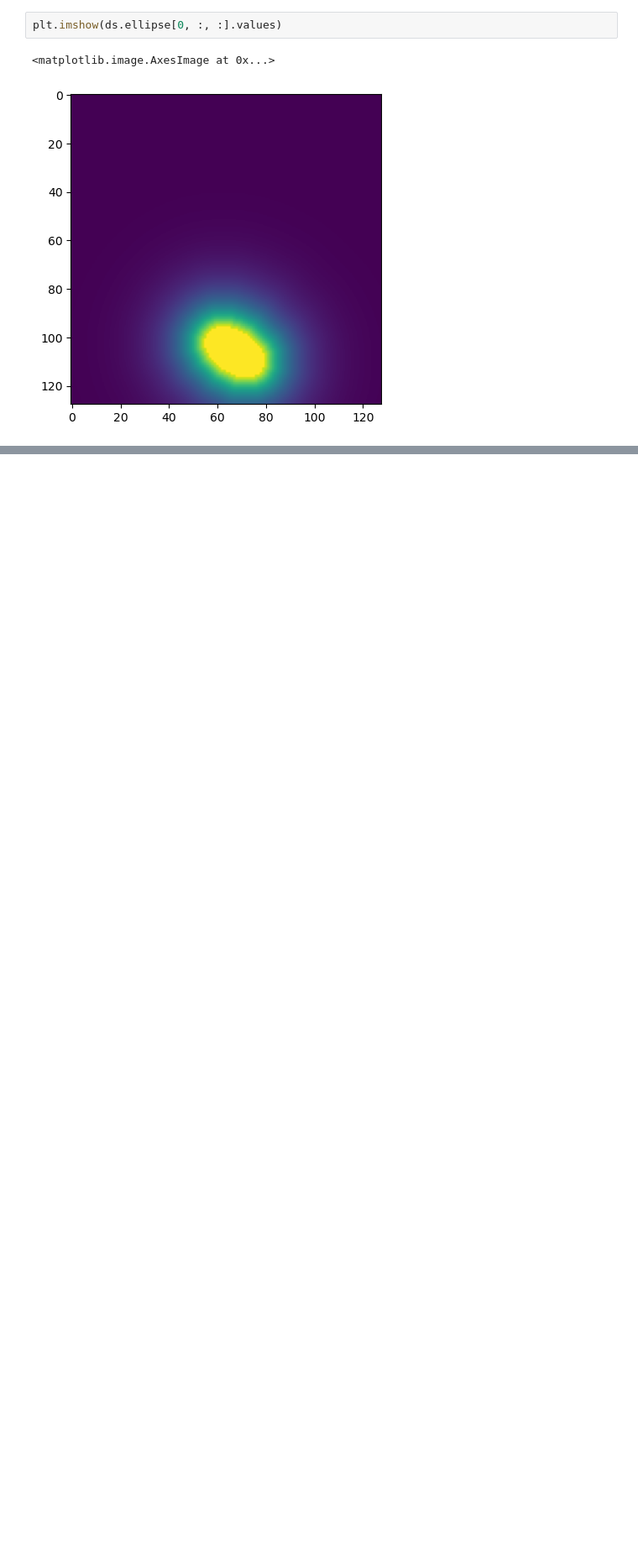
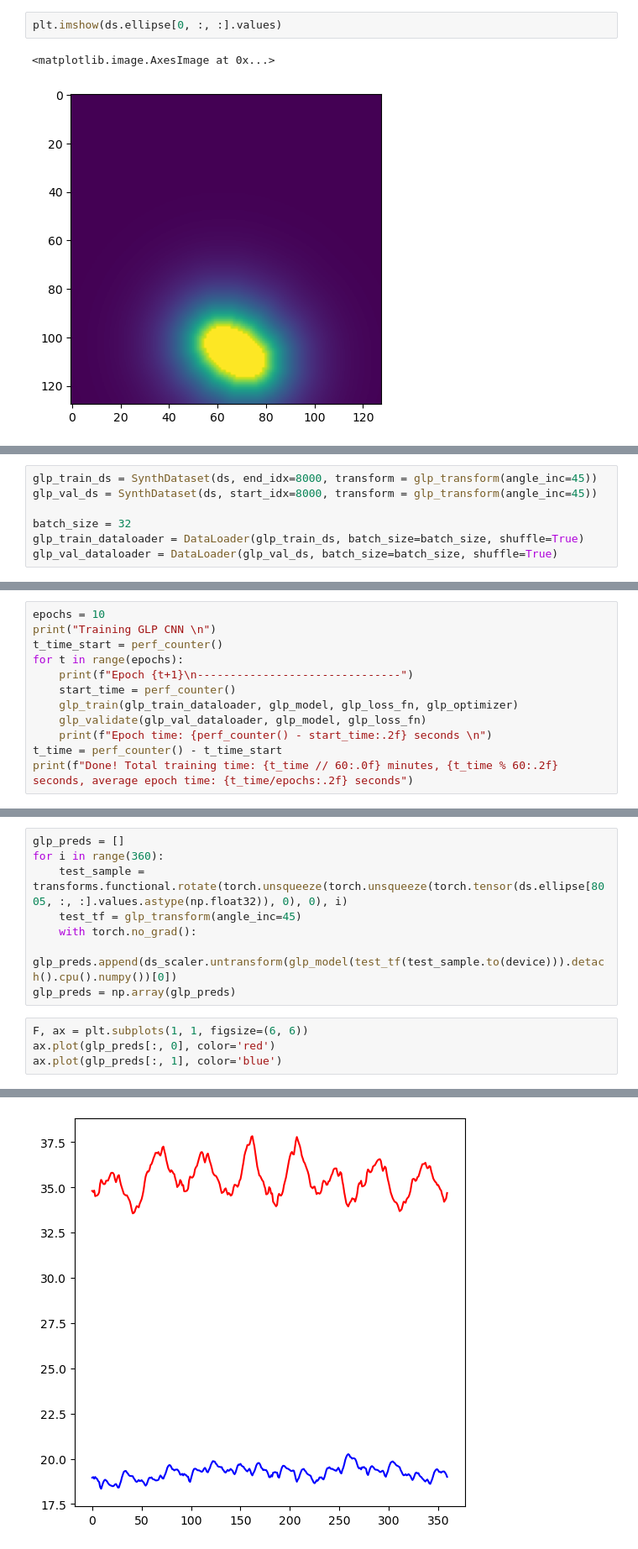
Before and after one commit to zyjux/glp, a Jupyter notebook: synth_data_network.ipynb, the cells around one changed output, grey strips where cells are left out. Shown at 84% size. Drawn from its saved outputs; the diff is of its cells as text; blank space fills up the shorter version.

```diff
--- a/synth_data_network.ipynb
+++ b/synth_data_network.ipynb
@@ -35,0 +425,7 @@ val_y = torch.tensor(np.vstack([ds.maj_len[8000:].values, ds.min_len[8000:].valu
+# %%
+glp_train_ds = SynthDataset(ds, end_idx=8000, transform = glp_transform(angle_inc=45))
+glp_val_ds = SynthDataset(ds, start_idx=8000, transform = glp_transform(angle_inc=45))
+
+batch_size = 32
+glp_train_dataloader = DataLoader(glp_train_ds, batch_size=batch_size, shuffle=True)
+glp_val_dataloader = DataLoader(glp_val_ds, batch_size=batch_size, shuffle=True)
@@ -35,0 +533,12 @@ val_y = torch.tensor(np.vstack([ds.maj_len[8000:].values, ds.min_len[8000:].valu
+# %%
+epochs = 10
+print("Training GLP CNN \n")
+t_time_start = perf_counter()
+for t in range(epochs):
+    print(f"Epoch {t+1}\n-------------------------------")
+    start_time = perf_counter()
+    glp_train(glp_train_dataloader, glp_model, glp_loss_fn, glp_optimizer)
+    glp_validate(glp_val_dataloader, glp_model, glp_loss_fn)
+    print(f"Epoch time: {perf_counter() - start_time:.2f} seconds \n")
+t_time = perf_counter() - t_time_start
+print(f"Done! Total training time: {t_time // 60:.0f} minutes, {t_time % 60:.2f} seconds, average epoch time: {t_time/epochs:.2f} seconds")
@@ -35,0 +615,13 @@ val_y = torch.tensor(np.vstack([ds.maj_len[8000:].values, ds.min_len[8000:].valu
+# %%
+glp_preds = []
+for i in range(360):
+    test_sample = transforms.functional.rotate(torch.unsqueeze(torch.unsqueeze(torch.tensor(ds.ellipse[8005, :, :].values.astype(np.float32)), 0), 0), i)
+    test_tf = glp_transform(angle_inc=45)
+    with torch.no_grad():
+        glp_preds.append(ds_scaler.untransform(glp_model(test_tf(test_sample.to(device))).detach().cpu().numpy())[0])
+glp_preds = np.array(glp_preds)
+# %%
+F, ax = plt.subplots(1, 1, figsize=(6, 6))
+ax.plot(glp_preds[:, 0], color='red')
+ax.plot(glp_preds[:, 1], color='blue')
+# %% [output]
@@ -35,0 +629 @@ val_y = torch.tensor(np.vstack([ds.maj_len[8000:].values, ds.min_len[8000:].valu
+[figure, added]
```
Also changed, not shown: parts of 40 cells of this notebook.
